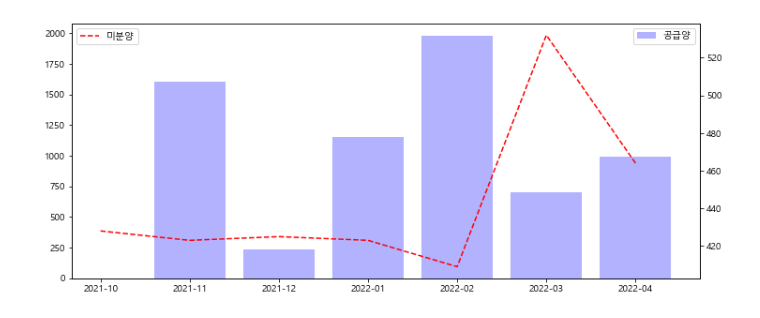
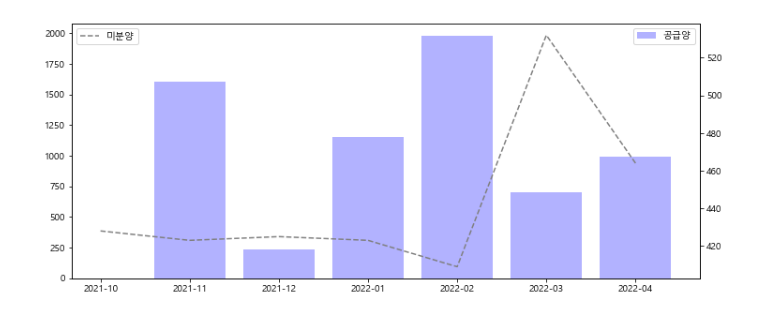
Before and after one commit to ljs7463/prop-tech, a Jupyter notebook: Real estate Analysis/인천광역시 집값 급락요인 분석/인천광역시 집값 하락원인 찾기.ipynb, the cells around one changed output. Drawn from its saved outputs; the diff is of its cells as text; code cells hidden in the pictures.

```diff
--- a/Real estate Analysis/인천광역시 집값 급락요인 분석/인천광역시 집값 하락원인 찾기.ipynb
+++ b/Real estate Analysis/인천광역시 집값 급락요인 분석/인천광역시 집값 하락원인 찾기.ipynb
@@ -158,33 +201,15 @@ WHERE sigunguCode = '28000' AND ((year = 2021 and month >= 10) OR (year =2022 ))
 """
 unsold = db.read_table(sql)
 unsold['date'] = pd.to_datetime(unsold['date']).dt.strftime('%Y-%m')
-# %%
-# 공급양
-from src.bigquery import BigqueryHandler
-BH = BigqueryHandler()
-sql = f"""
-SELECT  main.usePermissionDate , SUM(main.sedaeCount) AS sedaeCount
-FROM aide.apartment_danji_information AS main
-WHERE main.builtYear >=2021 AND sidoCode = '28'
-GROUP BY main.builtYear, main.usePermissionDate
-ORDER BY builtYear, usePermissionDate
-"""
-supply = BH.read_table(sql)
-supply['usePermissionDate'] = pd.to_datetime(supply['usePermissionDate'],format = '%Y-%m-%d').dt.strftime('%Y-%m')
-supply = pd.DataFrame(supply.groupby('usePermissionDate')['sedaeCount'].sum()).reset_index()
-# %%
-date = unsold['date']
-date = pd.DataFrame(date)
-supply = pd.merge(date, supply, left_on = 'date', right_on = 'usePermissionDate', how = 'left')[['date','sedaeCount']]
 # %%
 fig,ax = plt.subplots(figsize = (12,5))
 
 ax.bar(supply['date'], supply['sedaeCount'],color = 'blue', label = '공급양', alpha = 0.3)
 ax2 = ax.twinx()
-ax2.plot(unsold['date'],unsold['unsold'],color = 'red', label = '미분양',linestyle ='--')
+ax2.plot(unsold['date'],unsold['unsold'],color = 'gray', label = '미분양',linestyle ='--')
 
 ax.legend()
 ax2.legend(loc='upper left')
 plt.show()
 # %% [output]
-[figure, old version]
+[figure, new version]
```
Also changed, not shown: parts of 21 cells of this notebook, 2 other files.
